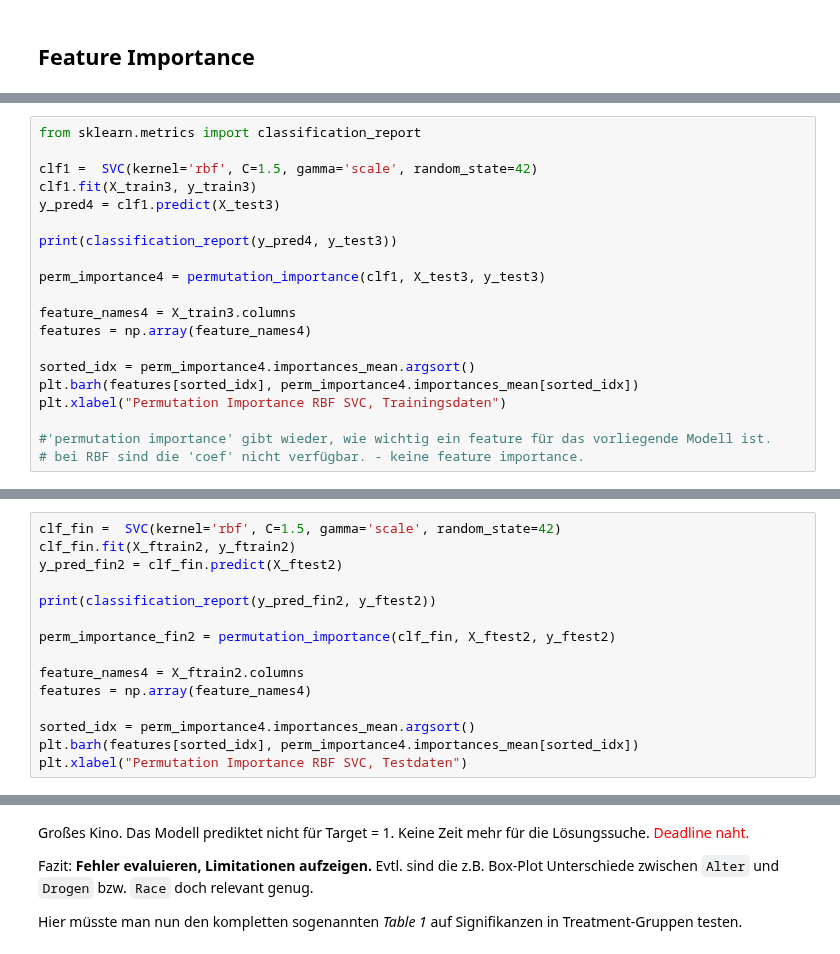
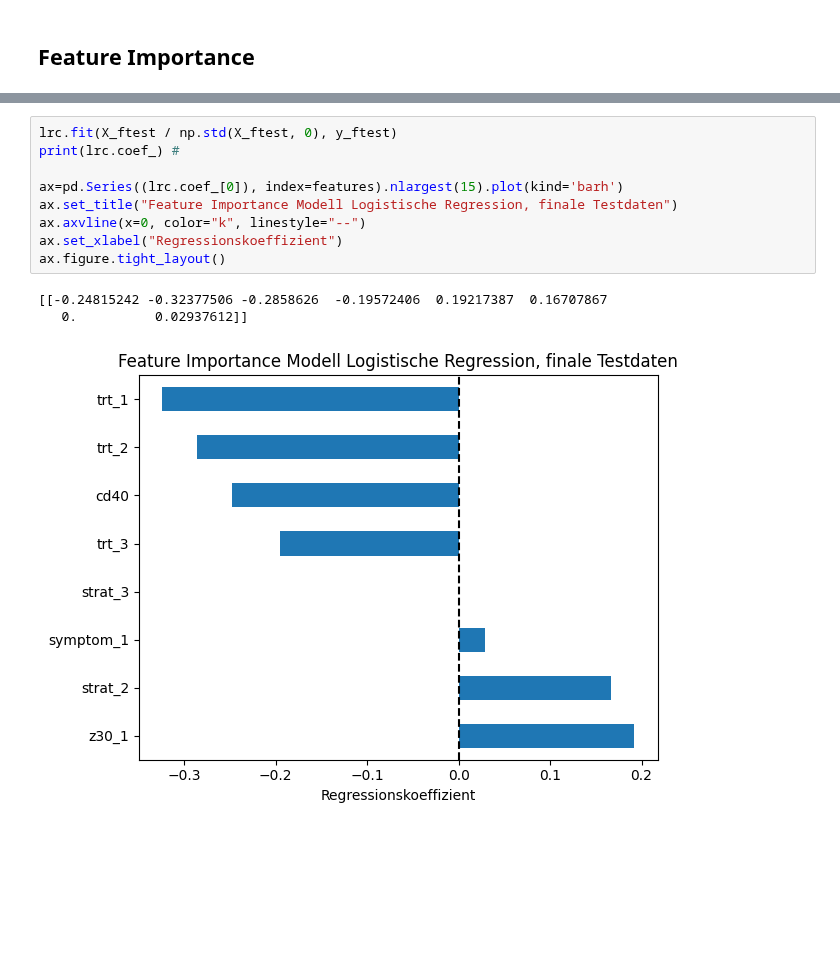
Before and after one commit to bogatyr-e/ml-prediction-aids, a Jupyter notebook: src/ml-survival-project.ipynb, the cells around one changed output, grey strips where cells are left out. Saved outputs shown, nothing was run; the diff lists cells and outputs as text; blank space fills up the shorter version.

```diff
--- a/src/ml-survival-project.ipynb
+++ b/src/ml-survival-project.ipynb
@@ -575,20 +582,0 @@ y_test3 = y_test.copy()
-# %%
-from sklearn.metrics import classification_report
-
-clf1 =  SVC(kernel='rbf', C=1.5, gamma='scale', random_state=42)
-clf1.fit(X_train3, y_train3)
-y_pred4 = clf1.predict(X_test3)
-
-print(classification_report(y_pred4, y_test3))
-
-perm_importance4 = permutation_importance(clf1, X_test3, y_test3)
-
-feature_names4 = X_train3.columns
-features = np.array(feature_names4)
-
-sorted_idx = perm_importance4.importances_mean.argsort()
-plt.barh(features[sorted_idx], perm_importance4.importances_mean[sorted_idx])
-plt.xlabel("Permutation Importance RBF SVC, Trainingsdaten")
-
-#'permutation importance' gibt wieder, wie wichtig ein feature für das vorliegende Modell ist.
-# bei RBF sind die 'coef' nicht verfügbar. - keine feature importance.
@@ -637,15 +582,0 @@ X_ftrain2['cd40'] = mscaler.transform(X_ftrain2['cd40'].to_numpy().reshape(-1,1)
-# %%
-clf_fin =  SVC(kernel='rbf', C=1.5, gamma='scale', random_state=42)
-clf_fin.fit(X_ftrain2, y_ftrain2)
-y_pred_fin2 = clf_fin.predict(X_ftest2)
-
-print(classification_report(y_pred_fin2, y_ftest2))
-
-perm_importance_fin2 = permutation_importance(clf_fin, X_ftest2, y_ftest2)
-
-feature_names4 = X_ftrain2.columns
-features = np.array(feature_names4)
-
-sorted_idx = perm_importance4.importances_mean.argsort()
-plt.barh(features[sorted_idx], perm_importance4.importances_mean[sorted_idx])
-plt.xlabel("Permutation Importance RBF SVC, Testdaten")
@@ -663,8 +583,13 @@ Text(0.5, 0, 'Permutation Importance RBF SVC, Testdaten')
-# %% [markdown]
-Großes Kino. Das Modell prediktet nicht für Target = 1.
-Keine Zeit mehr für die Lösungssuche. <span style=color:red>Deadline naht.</span>
-
-Fazit: **Fehler evaluieren, Limitationen aufzeigen.** Evtl. sind die z.B. Box-Plot Unterschiede zwischen `Alter` und `Drogen` bzw. `Race` doch relevant genug.
-
-
-Hier müsste man nun den kompletten sogenannten *Table 1* auf Signifikanzen in Treatment-Gruppen testen.
+# %%
+lrc.fit(X_ftest / np.std(X_ftest, 0), y_ftest)
+print(lrc.coef_) #
+
+ax=pd.Series((lrc.coef_[0]), index=features).nlargest(15).plot(kind='barh')
+ax.set_title("Feature Importance Modell Logistische Regression, finale Testdaten")
+ax.axvline(x=0, color="k", linestyle="--")
+ax.set_xlabel("Regressionskoeffizient")
+ax.figure.tight_layout()
+# %% [output]
+[[-0.24815242 -0.32377506 -0.2858626  -0.19572406  0.19217387  0.16707867
+   0.          0.02937612]]
+[figure, added]
```
Also changed, not shown: parts of 81 cells of this notebook, 1 other file.
